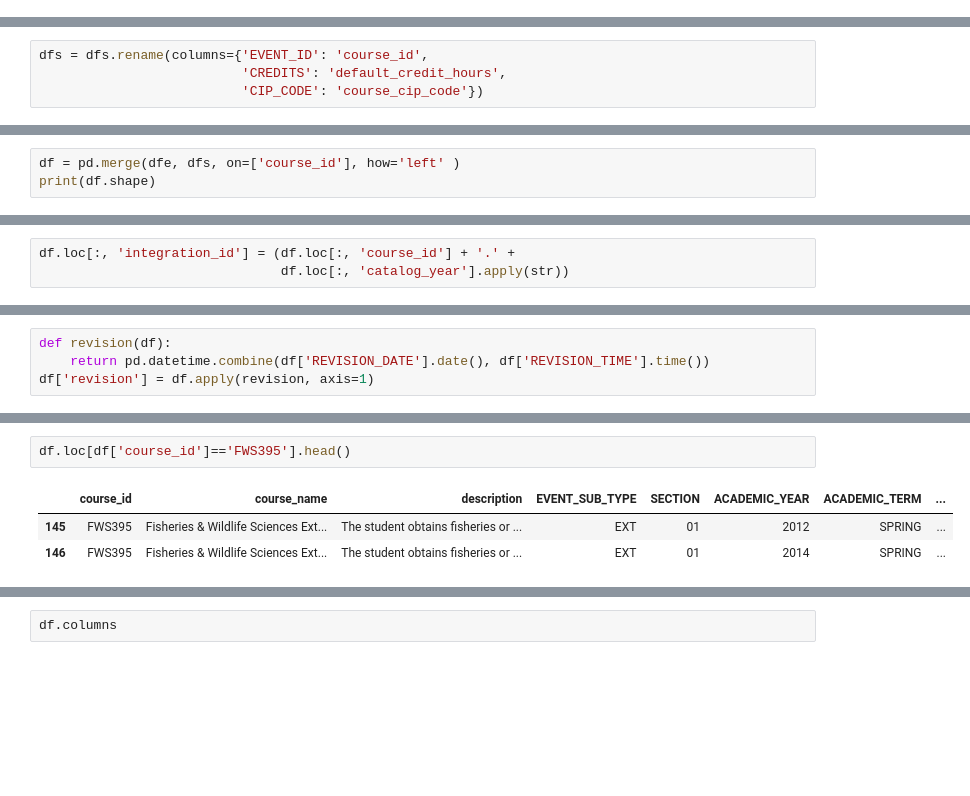
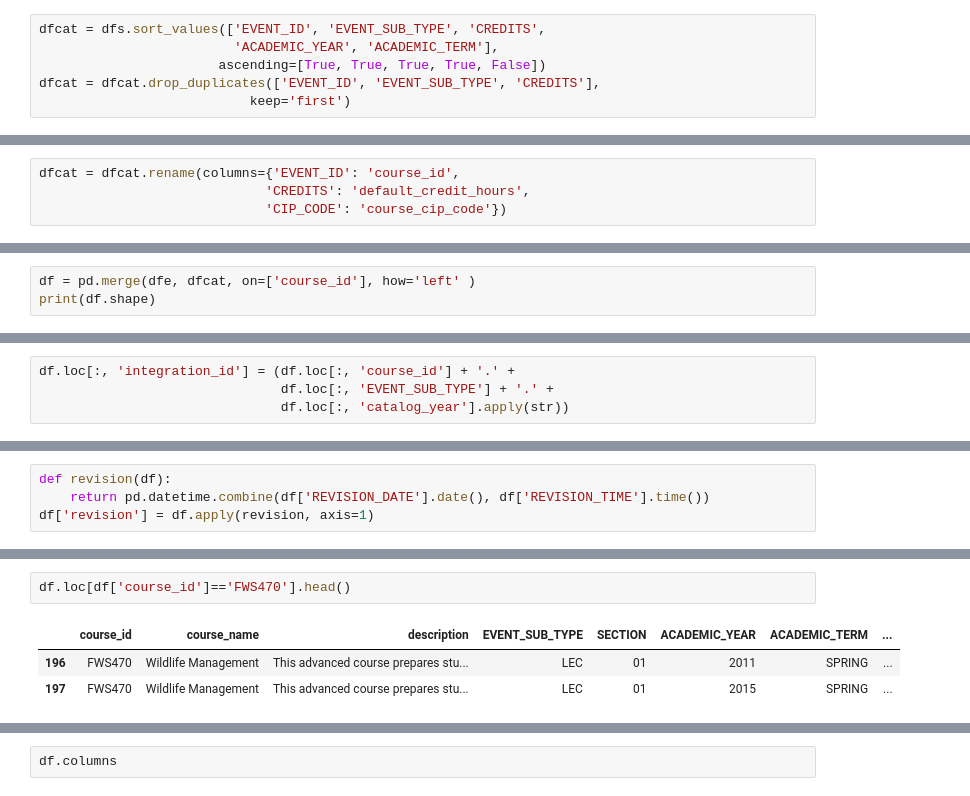
Before and after one commit to JeffWalton-PSC/Starfish, a Jupyter notebook: DegreePlanner/course_catalog/course_catalog.ipynb, the cells around one changed output, grey strips where cells are left out. Cells and saved outputs as stored; diff of their text form; blank space fills up the shorter version.

Commit message:
new integration_id in course_catalog.txt

```diff
--- a/DegreePlanner/course_catalog/course_catalog.ipynb
+++ b/DegreePlanner/course_catalog/course_catalog.ipynb
@@ -98,0 +81,6 @@ dfs.head()
+# %%
+dfcat = dfs.sort_values(['EVENT_ID', 'EVENT_SUB_TYPE', 'CREDITS',
+                         'ACADEMIC_YEAR', 'ACADEMIC_TERM'],
+                       ascending=[True, True, True, True, False])
+dfcat = dfcat.drop_duplicates(['EVENT_ID', 'EVENT_SUB_TYPE', 'CREDITS'],
+                           keep='first')
@@ -99,9 +98,9 @@ dfs.head()
 # %%
 # dfs[['EVENT_ID', 'EVENT_SUB_TYPE', 'CREDITS', 'SECTION']].groupby(['EVENT_ID', 'EVENT_SUB_TYPE', 'CREDITS']).count()
 # %%
-dfs = dfs.rename(columns={'EVENT_ID': 'course_id',
-                          'CREDITS': 'default_credit_hours',
-                          'CIP_CODE': 'course_cip_code'})
+dfcat = dfcat.rename(columns={'EVENT_ID': 'course_id',
+                             'CREDITS': 'default_credit_hours',
+                             'CIP_CODE': 'course_cip_code'})
 # %%
 print(dfe.shape)
 print(dfs.shape)
@@ -111,4 +112,4 @@ print(dfs.shape)
 # %%
-df = pd.merge(dfe, dfs, on=['course_id'], how='left' )
+df = pd.merge(dfe, dfcat, on=['course_id'], how='left' )
 print(df.shape)
 # %% [output]
@@ -164,6 +165,7 @@ cat_yr = (lambda c: c['ACADEMIC_YEAR'] if (c['ACADEMIC_TERM'] == 'FALL')
 df.loc[:, 'catalog_year'] = df.apply(cat_yr, axis=1)
 # %%
 df.loc[:, 'integration_id'] = (df.loc[:, 'course_id'] + '.' +
+                               df.loc[:, 'EVENT_SUB_TYPE'] + '.' +
                                df.loc[:, 'catalog_year'].apply(str))
 # %%
 df.loc[:, 'default_credit_hours'] = df.loc[:, 'default_credit_hours'].fillna(3)
@@ -216,9 +218,9 @@ df.head()
 # %%
-df.loc[df['course_id']=='FWS395'].head()
+df.loc[df['course_id']=='FWS470'].head()
 # %% [output]
 |  | course_id | course_name | description | EVENT_SUB_TYPE | SECTION | ACADEMIC_YEAR | ACADEMIC_TERM | ... |
-| 145 | FWS395 | Fisheries & Wildlife Sciences Ext... | The student obtains fisheries or ... | EXT | 01 | 2012 | SPRING | ... |
-| 146 | FWS395 | Fisheries & Wildlife Sciences Ext... | The student obtains fisheries or ... | EXT | 01 | 2014 | SPRING | ... |
+| 196 | FWS470 | Wildlife Management | This advanced course prepares stu... | LEC | 01 | 2011 | SPRING | ... |
+| 197 | FWS470 | Wildlife Management | This advanced course prepares stu... | LEC | 01 | 2015 | SPRING | ... |
 # %%
 print(df.shape)
 # %% [output]
```
Also changed, not shown: parts of 18 cells of this notebook, 1 other file.
